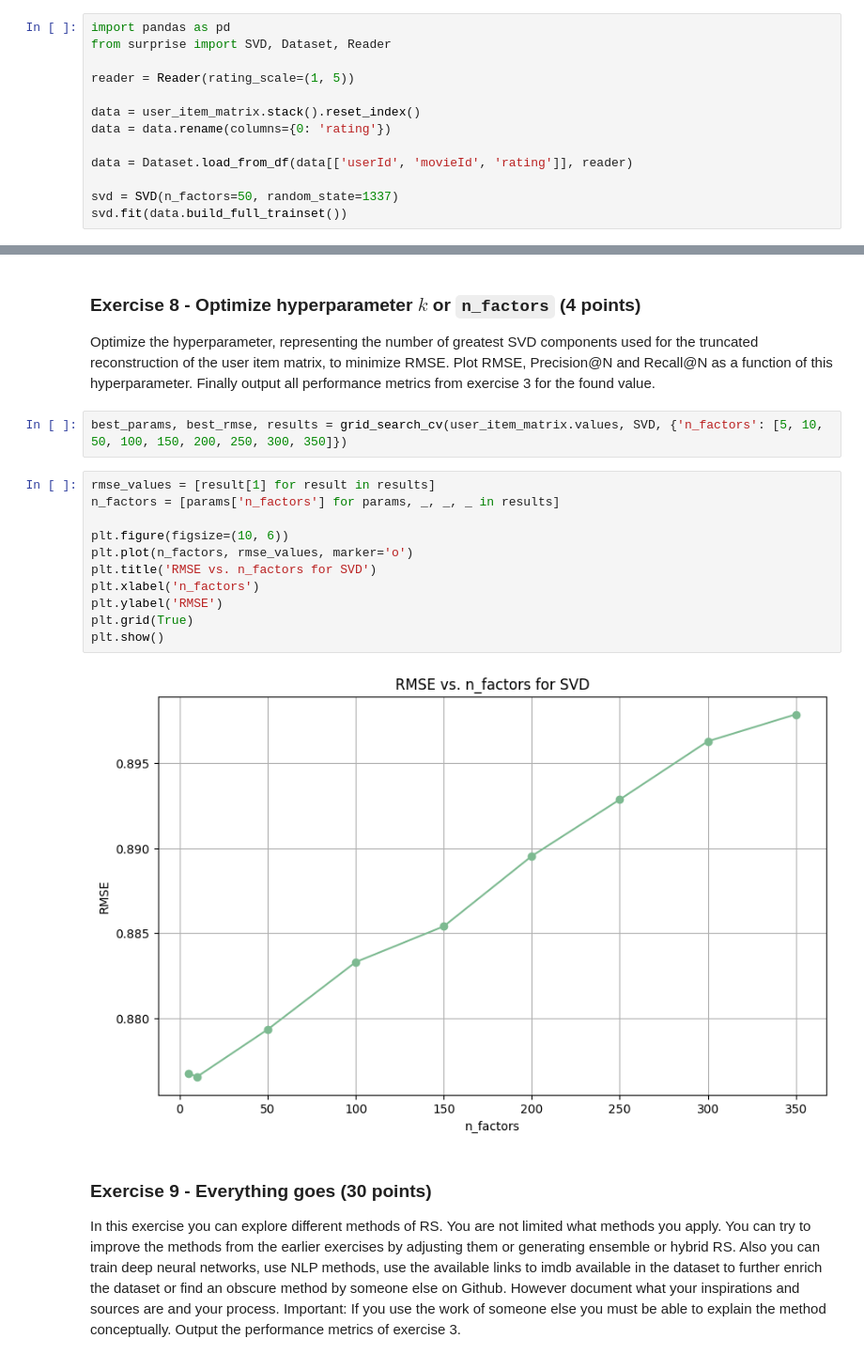
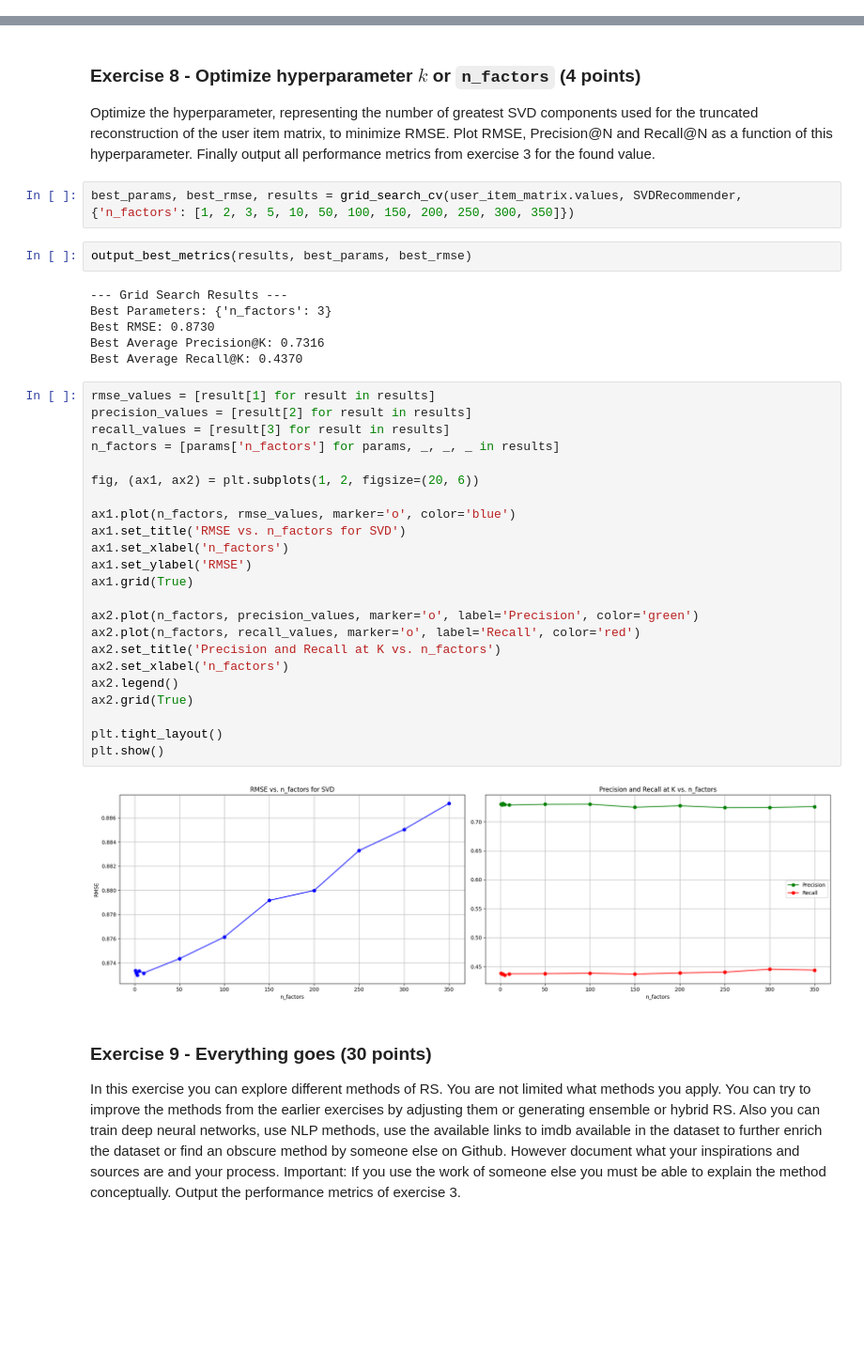
Before and after one commit to okaynils/fhnw-ds-rsy, a Jupyter notebook: MiniChallenge/RSY_ MiniChallenge_FS24.ipynb, the cells around one changed output, grey strips where cells are left out. Shown at 94% size. Saved outputs shown, nothing was run; the diff lists cells and outputs as text; blank space fills up the shorter version.

```diff
--- a/MiniChallenge/RSY_ MiniChallenge_FS24.ipynb
+++ b/MiniChallenge/RSY_ MiniChallenge_FS24.ipynb
@@ -1071,16 +1057,3 @@ In this exercise we will use the unsupervised method *singular value decompositi
 Run the SVD RS and show the results on the three example users from exercise 2. Explain how this algorithm works.
 
 Note: A very good general introduction to SVD is this youtube video series starting with https://www.youtube.com/watch?v=gXbThCXjZFM&t=337s . See *Collaborative filtering recommender systems* by Ekstrand et al. *Mining of massive datasets* by Leskovec, Kapitel 11 (2020) and ,*Recommender systems: The textbook*, by Aggarwal, chapter 3
-# %%
-import pandas as pd
-from surprise import SVD, Dataset, Reader
-
-reader = Reader(rating_scale=(1, 5))
-
-data = user_item_matrix.stack().reset_index()
-data = data.rename(columns={0: 'rating'})
-
-data = Dataset.load_from_df(data[['userId', 'movieId', 'rating']], reader)
-
-svd = SVD(n_factors=50, random_state=1337)
-svd.fit(data.build_full_trainset())
@@ -1132,20 +1149,40 @@ for user_id in user_ids:
 Optimize the hyperparameter, representing the number of greatest SVD components used for the truncated reconstruction of the user item matrix, to minimize RMSE.
 Plot RMSE, Precision@N and Recall@N as a function of this hyperparameter. Finally output all performance metrics from exercise 3 for the found value.
 # %%
-best_params, best_rmse, results = grid_search_cv(user_item_matrix.values, SVD, {'n_factors': [5, 10, 50, 100, 150, 200, 250, 300, 350]})
+best_params, best_rmse, results = grid_search_cv(user_item_matrix.values, SVDRecommender, {'n_factors': [1, 2, 3, 5, 10, 50, 100, 150, 200, 250, 300, 350]})
+# %%
+output_best_metrics(results, best_params, best_rmse)
+# %% [output]
+--- Grid Search Results ---
+Best Parameters: {'n_factors': 3}
+Best RMSE: 0.8730
+Best Average Precision@K: 0.7316
+Best Average Recall@K: 0.4370
 # %%
 rmse_values = [result[1] for result in results]
+precision_values = [result[2] for result in results]
+recall_values = [result[3] for result in results]
 n_factors = [params['n_factors'] for params, _, _, _ in results]
 
-plt.figure(figsize=(10, 6))
-plt.plot(n_factors, rmse_values, marker='o')
-plt.title('RMSE vs. n_factors for SVD')
-plt.xlabel('n_factors')
-plt.ylabel('RMSE')
-plt.grid(True)
+fig, (ax1, ax2) = plt.subplots(1, 2, figsize=(20, 6))
+
+ax1.plot(n_factors, rmse_values, marker='o', color='blue')
+ax1.set_title('RMSE vs. n_factors for SVD')
+ax1.set_xlabel('n_factors')
+ax1.set_ylabel('RMSE')
+ax1.grid(True)
+
+ax2.plot(n_factors, precision_values, marker='o', label='Precision', color='green')
+ax2.plot(n_factors, recall_values, marker='o', label='Recall', color='red')
+ax2.set_title('Precision and Recall at K vs. n_factors')
+ax2.set_xlabel('n_factors')
+ax2.legend()
+ax2.grid(True)
+
+plt.tight_layout()
 plt.show()
 # %% [output]
-[figure, old version]
+[figure, new version]
 # %% [markdown]
 ### Exercise 9 - Everything goes (30 points)
 In this exercise you can explore different methods of RS. You are not limited what methods you apply. You can try to improve the methods from the earlier exercises by adjusting them or generating ensemble or hybrid RS. Also you can train deep neural networks, use NLP methods, use the available links to imdb available in the dataset to further enrich the dataset or find an obscure method by someone else on Github. However document what your inspirations and sources are and your process. Important: If you use the work of someone else you must be able to explain the method conceptually.
```
Also changed, not shown: parts of 35 cells of this notebook.
